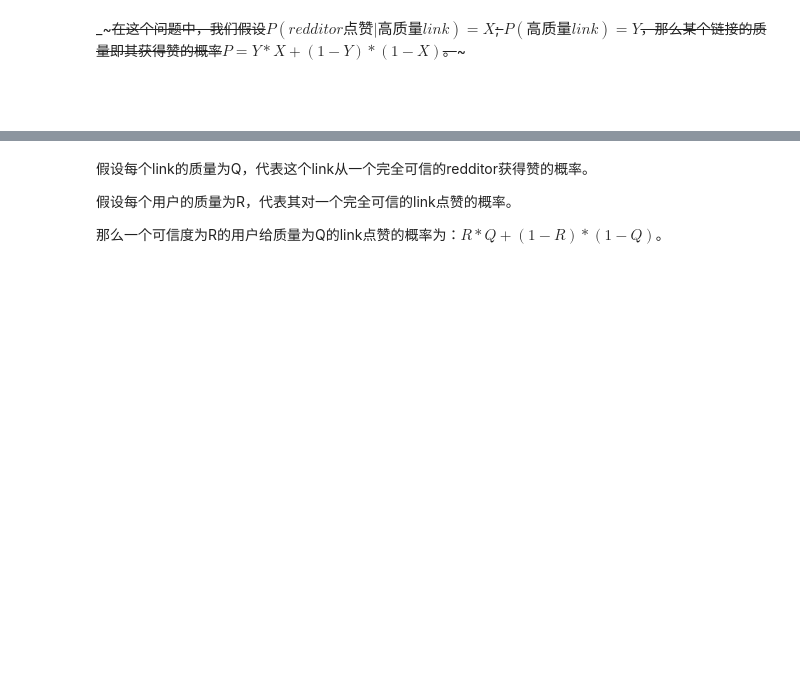
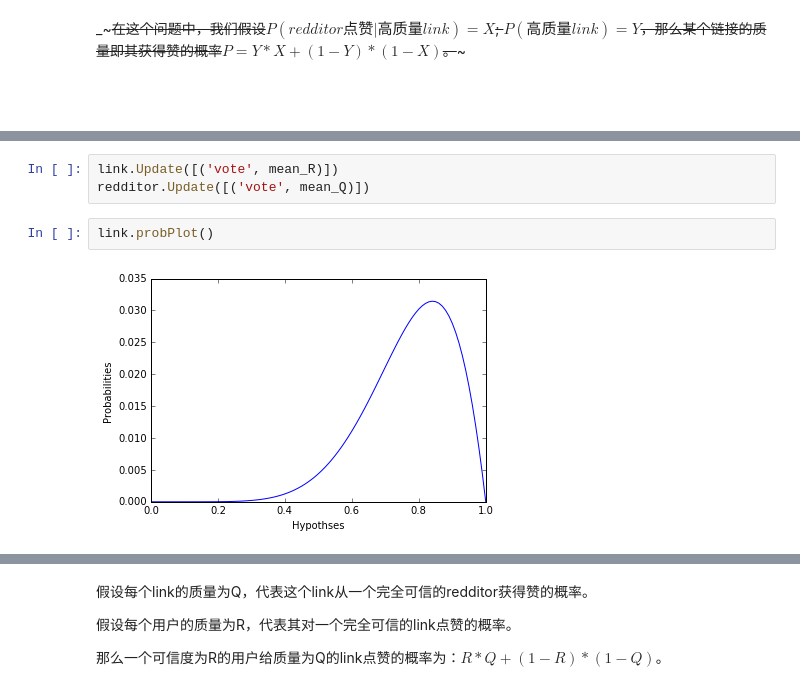
Before and after one commit to Tong-Chen/bayes_learn, a Jupyter notebook: Bayes_learn_code_3.ipynb, the cells around one changed output, grey strips where cells are left out. Drawn from its saved outputs; the diff is of its cells as text; blank space fills up the shorter version.

```diff
--- a/Bayes_learn_code_3.ipynb
+++ b/Bayes_learn_code_3.ipynb
@@ -826,0 +953,7 @@ _~~~在这个问题中，我们假设$P(redditor点赞|高质量link)=X$; $P(高
+# %%
+link.Update([('vote', mean_R)])
+redditor.Update([('vote', mean_Q)])
+# %%
+link.probPlot()
+# %% [output]
+[figure, added]
```
Also changed, not shown: parts of 10 cells of this notebook, 3 other files.
